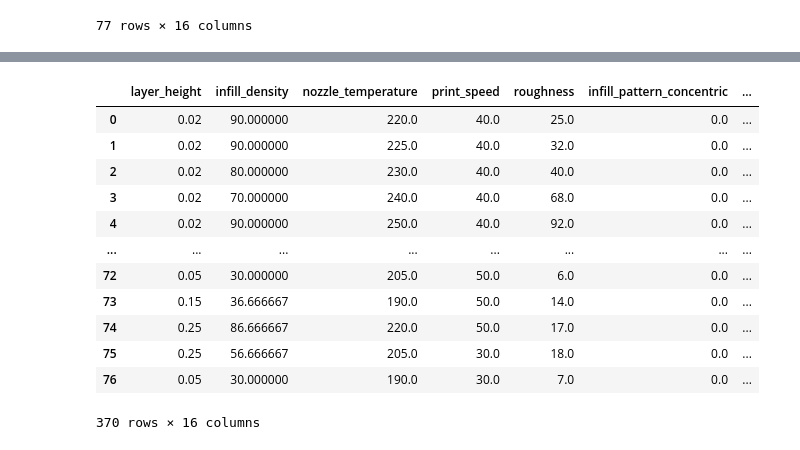
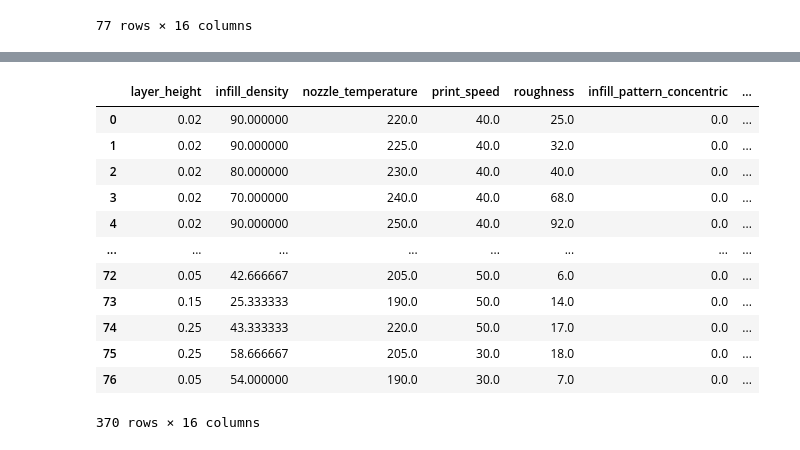
Before and after one commit to hanzlayyy/FYDP, a Jupyter notebook: FYDP_Notebook_V1_0.ipynb, the cells around one changed output, grey strips where cells are left out. Drawn from its saved outputs; the diff is of its cells as text; code cells hidden in the pictures.

```diff
--- a/FYDP_Notebook_V1_0.ipynb
+++ b/FYDP_Notebook_V1_0.ipynb
@@ -136,13 +136,13 @@ n = []
 mse = []
 for r in range(120):
   k_1=3+2*r
-  knn_1 = KNNImputer(n_neighbors=k_1)
+  knn_1 = KNNImputer(n_neighbors=k_1, weights='distance')
   X_train, X_test = train_test_split(zero_missing, test_size=0.2, random_state=42)
   pd.DataFrame(knn_1.fit_transform(X_train))
   X_test.columns = zero_missing.columns
   X_test_copy = X_test.copy()
   X_test_copy
-  np.random.seed(22)
+  np.random.seed(15)
   features =['infill_density', 'print_speed']
   for col in X_test_copy[features]:
     X_test_copy.loc[X_test_copy.sample(frac=0.1, replace=True).index,col] = np.nan
@@ -166,20 +166,20 @@ mse.index(min(mse))*2+3
 # %%
-knn_2 = KNNImputer(n_neighbors=mse.index(min(mse))*2+3)
-knn_2.fit_transform(X_train)
-missing_numerical_filled = pd.DataFrame(knn_2.transform(missing_numerical), columns=missing_numerical.columns)
+knn_1 = KNNImputer(n_neighbors=mse.index(min(mse))*2+3)
+knn_1.fit_transform(X_train)
+missing_numerical_filled = pd.DataFrame(knn_1.transform(missing_numerical), columns=missing_numerical.columns)
 zero_missing = pd.concat([zero_missing, missing_numerical_filled], axis=0)
 zero_missing
 # %% [output]
 |  | layer_height | infill_density | nozzle_temperature | print_speed | roughness | infill_pattern_concentric | ... |
 | 0 | 0.02 | 90.000000 | 220.0 | 40.0 | 25.0 | 0.0 | ... |
 | 1 | 0.02 | 90.000000 | 225.0 | 40.0 | 32.0 | 0.0 | ... |
 | 2 | 0.02 | 80.000000 | 230.0 | 40.0 | 40.0 | 0.0 | ... |
 | 3 | 0.02 | 70.000000 | 240.0 | 40.0 | 68.0 | 0.0 | ... |
 | 4 | 0.02 | 90.000000 | 250.0 | 40.0 | 92.0 | 0.0 | ... |
 | ... | ... | ... | ... | ... | ... | ... | ... |
-| 72 | 0.05 | 30.000000 | 205.0 | 50.0 | 6.0 | 0.0 | ... |
-| 73 | 0.15 | 36.666667 | 190.0 | 50.0 | 14.0 | 0.0 | ... |
-| 74 | 0.25 | 86.666667 | 220.0 | 50.0 | 17.0 | 0.0 | ... |
-| 75 | 0.25 | 56.666667 | 205.0 | 30.0 | 18.0 | 0.0 | ... |
-| 76 | 0.05 | 30.000000 | 190.0 | 30.0 | 7.0 | 0.0 | ... |
+| 72 | 0.05 | 42.666667 | 205.0 | 50.0 | 6.0 | 0.0 | ... |
+| 73 | 0.15 | 25.333333 | 190.0 | 50.0 | 14.0 | 0.0 | ... |
+| 74 | 0.25 | 43.333333 | 220.0 | 50.0 | 17.0 | 0.0 | ... |
+| 75 | 0.25 | 58.666667 | 205.0 | 30.0 | 18.0 | 0.0 | ... |
+| 76 | 0.05 | 54.000000 | 190.0 | 30.0 | 7.0 | 0.0 | ... |
 370 rows × 16 columns
```
Also changed, not shown: parts of 1 cell of this notebook.
